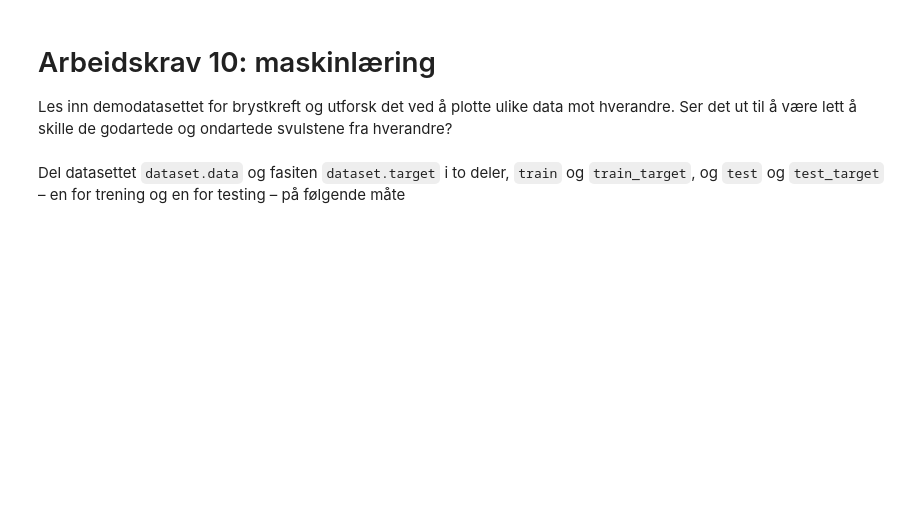
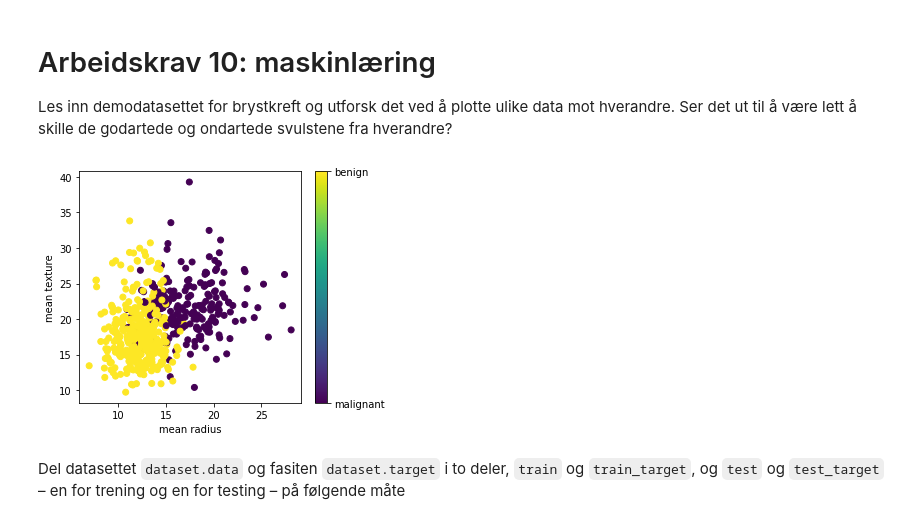
Before and after one commit to bako1/IMT3881, a Jupyter notebook: 10_maskinlaering/Arbeidskrav_10.ipynb, the cells around one changed output. Saved outputs shown, nothing was run; the diff lists cells and outputs as text; code cells hidden in the pictures; blank space fills up the shorter version.

```diff
--- a/10_maskinlaering/Arbeidskrav_10.ipynb
+++ b/10_maskinlaering/Arbeidskrav_10.ipynb
@@ -11,3 +5,30 @@ dataset = sklearn.datasets.load_breast_cancer()
+# %%
+import matplotlib.pyplot as plt
+import sklearn.datasets as datasets
+%matplotlib inline
+
+dataset = sklearn.datasets.load_breast_cancer()
+
+dataset.feature_names
+
+
+# The indices of the features that we are plotting
+x_index = 0
+y_index = 1
+
+# this formatter will label the colorbar with the correct target names
+formatter = plt.FuncFormatter(lambda i, *args: dataset.target_names[int(i)])
+
+plt.figure(figsize=(5, 4))
+plt.scatter(dataset.data[:, x_index], dataset.data[:, y_index], c=dataset.target)
+plt.colorbar(ticks=[0, 1], format=formatter)
+plt.xlabel(dataset.feature_names[x_index])
+plt.ylabel(dataset.feature_names[y_index])
+
+plt.tight_layout()
+plt.show()
+# %% [output]
+[figure, added]
 # %% [markdown]
 Del datasettet `dataset.data` og fasiten `dataset.target` i to deler, `train` og `train_target`, og `test` og `test_target` – en for trening og en for testing – på følgende måte
 # %%
```
Also changed, not shown: parts of 8 cells of this notebook.
